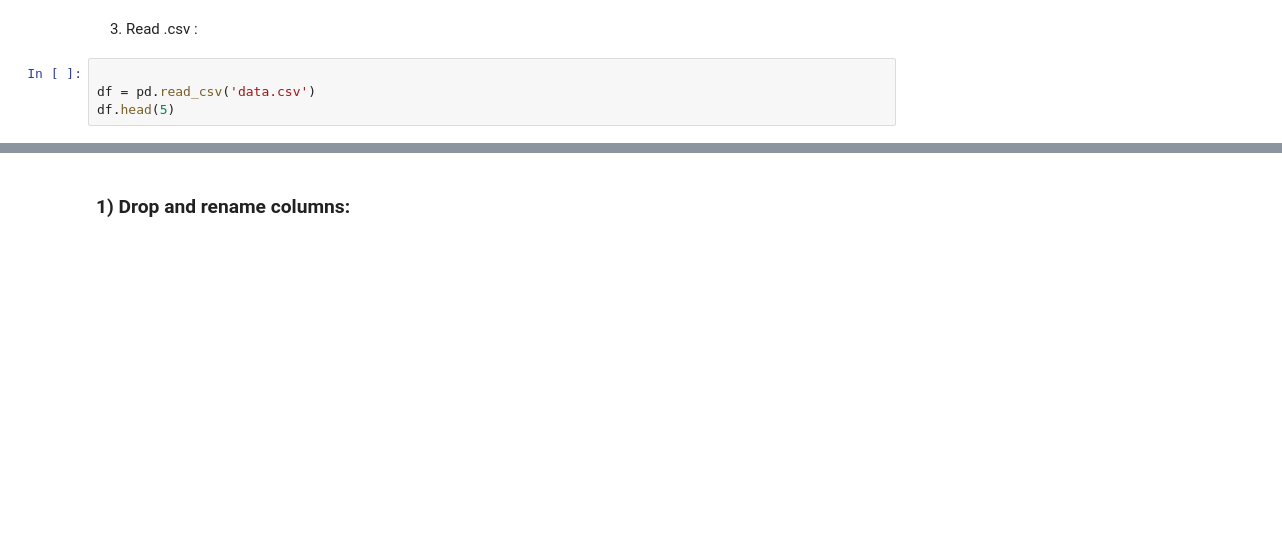
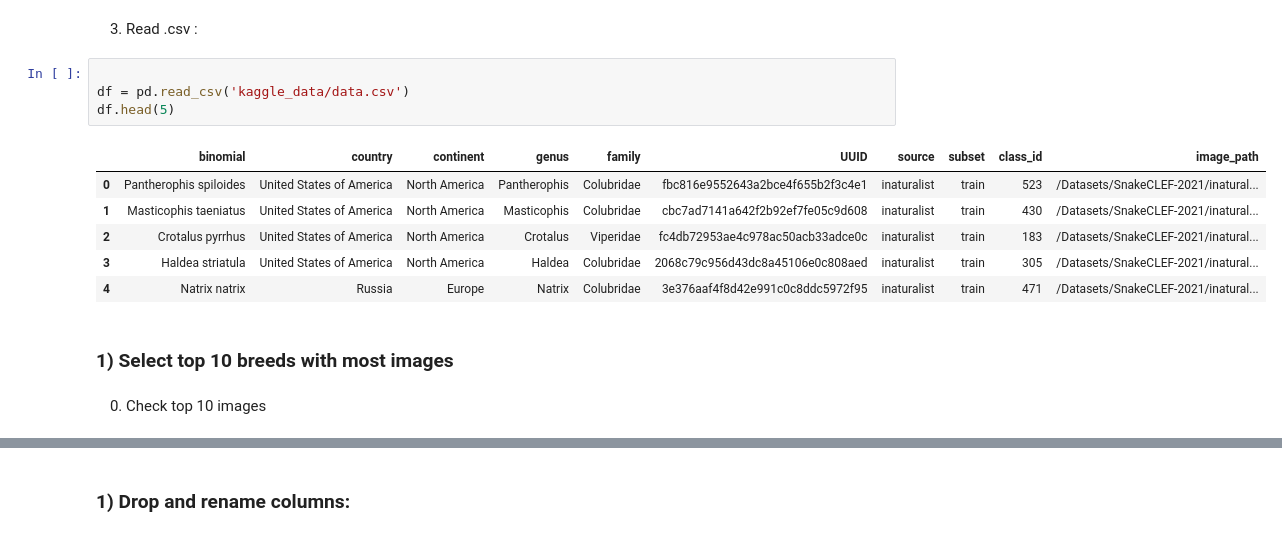
Before and after one commit to deivid-01/ML-snake-classifier, a Jupyter notebook: 02_data_pre-processing.ipynb, the cells around one changed output, grey strips where cells are left out. Saved outputs shown, nothing was run; the diff lists cells and outputs as text; blank space fills up the shorter version.

```diff
--- a/02_data_pre-processing.ipynb
+++ b/02_data_pre-processing.ipynb
@@ -269,5 +328,16 @@ Fetching data from kaggle ( This may take some time)...
 3. Read .csv :
 # %%
 
-df = pd.read_csv('data.csv')
+df = pd.read_csv('kaggle_data/data.csv')
 df.head(5)
+# %% [output]
+|  | binomial | country | continent | genus | family | UUID | source | subset | class_id | image_path |
+| 0 | Pantherophis spiloides | United States of America | North America | Pantherophis | Colubridae | fbc816e9552643a2bce4f655b2f3c4e1 | inaturalist | train | 523 | /Datasets/SnakeCLEF-2021/inatural... |
+| 1 | Masticophis taeniatus | United States of America | North America | Masticophis | Colubridae | cbc7ad7141a642f2b92ef7fe05c9d608 | inaturalist | train | 430 | /Datasets/SnakeCLEF-2021/inatural... |
+| 2 | Crotalus pyrrhus | United States of America | North America | Crotalus | Viperidae | fc4db72953ae4c978ac50acb33adce0c | inaturalist | train | 183 | /Datasets/SnakeCLEF-2021/inatural... |
+| 3 | Haldea striatula | United States of America | North America | Haldea | Colubridae | 2068c79c956d43dc8a45106e0c808aed | inaturalist | train | 305 | /Datasets/SnakeCLEF-2021/inatural... |
+| 4 | Natrix natrix | Russia | Europe | Natrix | Colubridae | 3e376aaf4f8d42e991c0c8ddc5972f95 | inaturalist | train | 471 | /Datasets/SnakeCLEF-2021/inatural... |
+# %% [markdown]
+### 1) Select top 10 breeds with most images
+# %% [markdown]
+0. Check top 10 images
```
Also changed, not shown: parts of 19 cells of this notebook.
